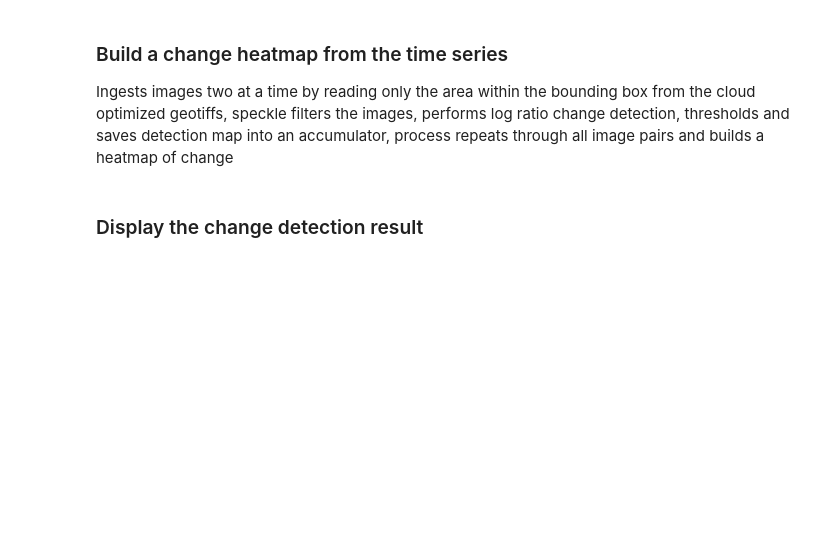
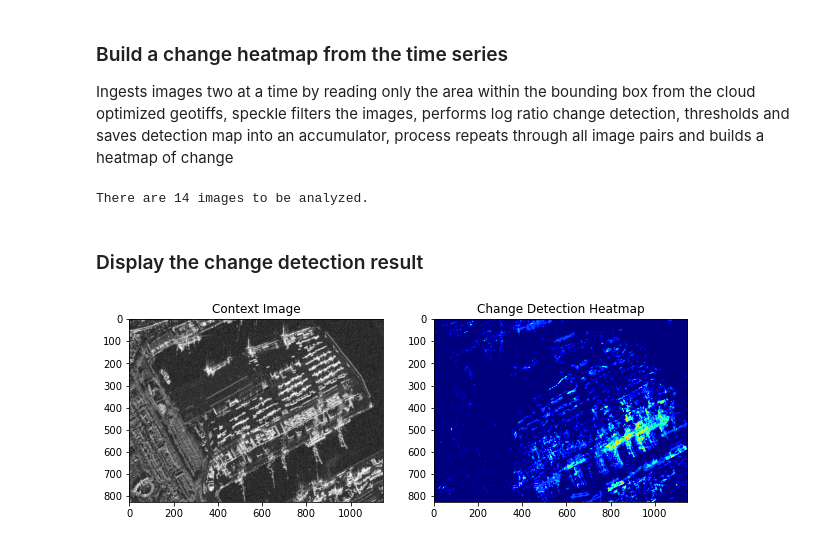
Before and after one commit to capellaspace/jupyter-notebooks, a Jupyter notebook: Capella-Log-Ratio-Change-Detection-Example-Using-API-and-COGs.ipynb, the cells around one changed output. Drawn from its saved outputs; the diff is of its cells as text; code cells hidden in the pictures; blank space fills up the shorter version.

```diff
--- a/Capella-Log-Ratio-Change-Detection-Example-Using-API-and-COGs.ipynb
+++ b/Capella-Log-Ratio-Change-Detection-Example-Using-API-and-COGs.ipynb
@@ -24,8 +24,8 @@ from scipy.ndimage.measurements import variance
 ### Set up project variables
 # %%
 # Bounding box definition
-bbox = [4.421052932739258, 51.88973610006440, 4.437961578369141, 51.89696629368307]
-timerange = "2019-08-22T00:00:00Z/2019-08-24T23:59:00Z"
+bbox = [4.421052932739258, 51.8897361000644, 4.437961578369141, 51.89696629368307] # lower left corner, upper right corner in lon/lat
+timerange = "2019-08-01T00:00:00Z/2019-08-30T23:59:00Z"
 
 # Threshold setting for change detection
 THRSET = 2
@@ -79,13 +85,16 @@ filters = {
     "collections": ["rotterdam-aerial-mosaic"],
     "query": {"sar:instrument_mode": {"eq": "stripmap"},
             "sar:product_type": {"eq":"GEO"}},
-    "sort": [{"field": "dtr:start_datetime","direction": "desc"}],
+    "sort": ["dtr:start_datetime"],
     "limit": 50
 }
 
 headers = {'Content-Type': 'application/json',
   'Accept': 'application/geo+json', 'Authorization':'Bearer ' + accesstoken}
 r = requests.post('https://api.capellaspace.com/catalog/search', json=filters, headers=headers)
+
+# Inspect the results
+#p(r.json())
 # %%
 # Build the Order
 granulelist = []
@@ -159,23 +168,27 @@ for i in range(0,n-1):
         cd = dIx
     else:
         cd += dIx
+# %% [output]
+There are 14 images to be analyzed.
 # %% [markdown]
 ### Display the change detection result
 # %%
 with Session:
         filepath = features[0]["assets"]["HH"]["href"]
         with rasterio.open(filepath) as src:
             meta = src.meta
             rbbox = reproject_bbox(bbox, src.crs)
             w = rasterio.windows.from_bounds(rbbox[0], rbbox[1], rbbox[2], rbbox[3], src.transform)
             ci = src.read(1, window=w)
             ci[ci == meta['nodata']] = 0
             ci = lee_filter(ci, FILTSIZE)
             ci = exposure.adjust_log(ci, gain=10)
 
 rcParams['figure.figsize'] = 10,5
 fig, ax = plt.subplots(1,2)
 ax[0].imshow(ci, 'gray');
 ax[0].set_title("Context Image");
-ax[1].imshow(cd);
+ax[1].imshow(cd, cmap='jet');
 ax[1].set_title("Change Detection Heatmap");
+# %% [output]
+[figure, added]
```
Also changed, not shown: parts of 3 cells of this notebook, 5 other files.
